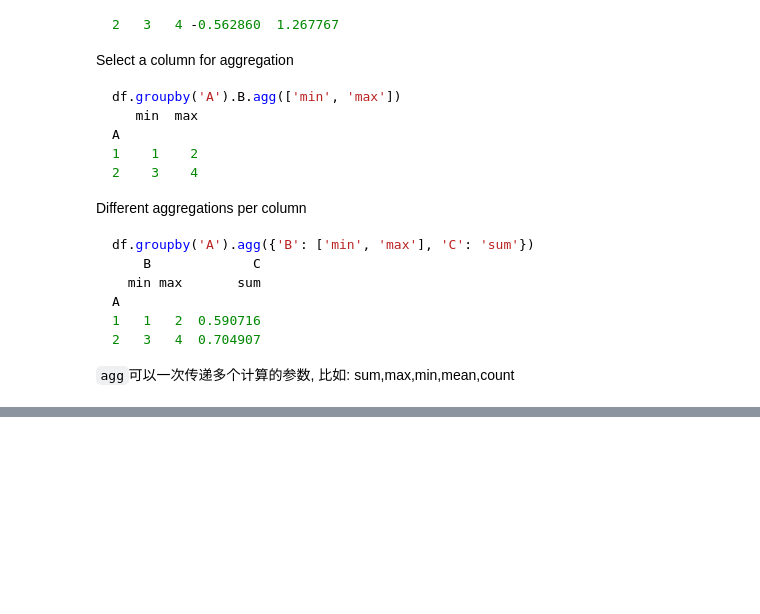
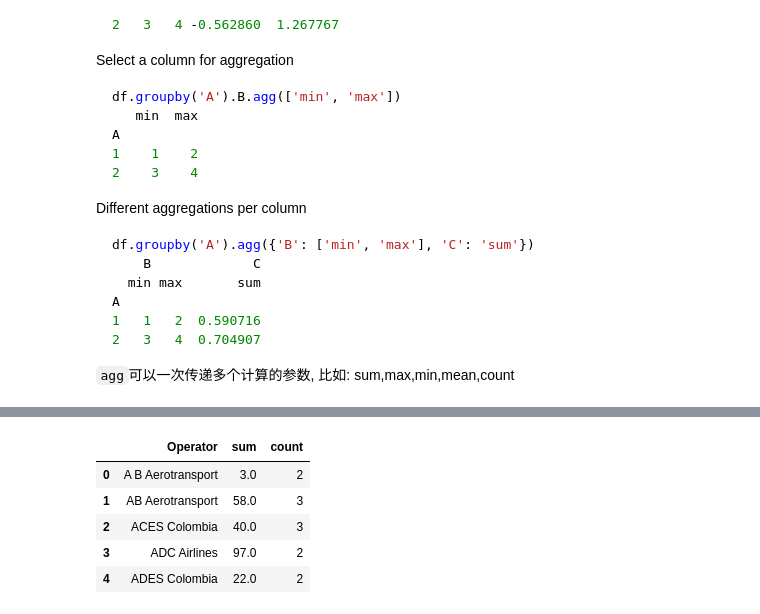
Before and after one commit to thelalasis/mystudy, a Jupyter notebook: Data_Analysis/kaggle/20190410_aircrashes/aircrashes_analysis.ipynb, the cells around one changed output, grey strips where cells are left out. Saved outputs shown, nothing was run; the diff lists cells and outputs as text; code cells hidden in the pictures; blank space fills up the shorter version.

```diff
--- a/Data_Analysis/kaggle/20190410_aircrashes/aircrashes_analysis.ipynb
+++ b/Data_Analysis/kaggle/20190410_aircrashes/aircrashes_analysis.ipynb
@@ -165,2 +165,10 @@ fatalprop.head(10).plot(kind='bar',title='Proportion of total Fatalities',ax=ax4
 # %%
 props = operator['Fatalities'].reset_index()    #reset_index将index列还原为普通数据列
+props.head()
+# %% [output]
+|  | Operator | sum | count |
+| 0 | A B Aerotransport | 3.0 | 2 |
+| 1 | AB Aerotransport | 58.0 | 3 |
+| 2 | ACES Colombia | 40.0 | 3 |
+| 3 | ADC Airlines | 97.0 | 2 |
+| 4 | ADES Colombia | 22.0 | 2 |
```
Also changed, not shown: parts of 5 cells of this notebook.
